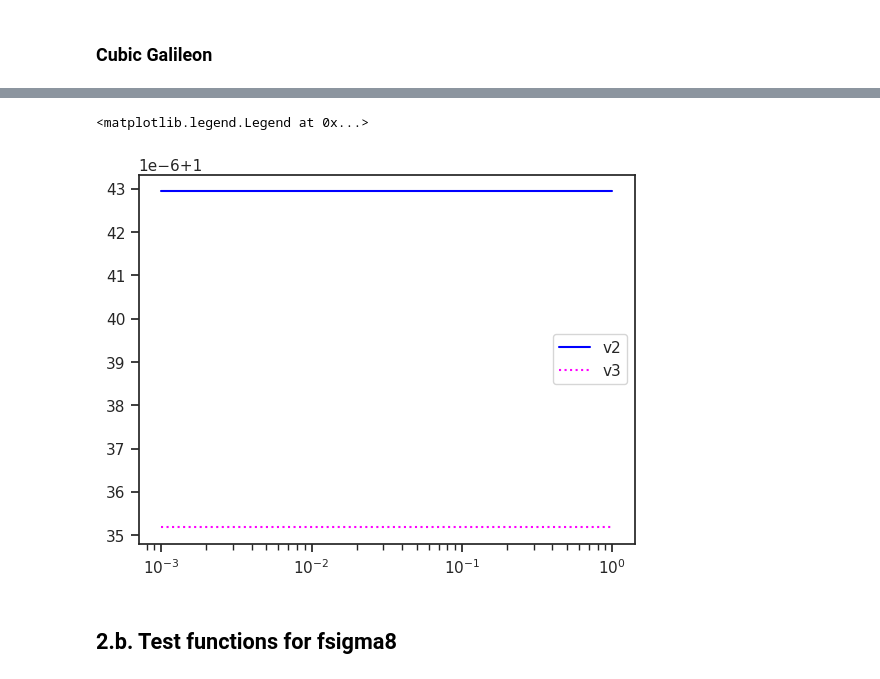
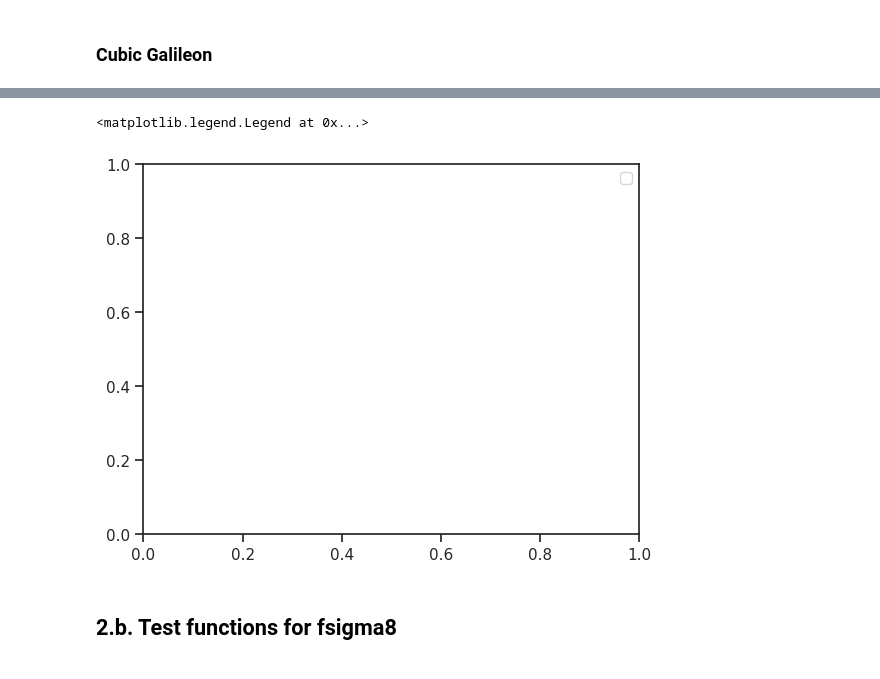
Before and after one commit to CarolaZano/CubicGalileon_Forecasts, a Jupyter notebook: RunMCMC_3x2ptfsigma8-CuGal-Final-ECOSMOG.ipynb, the cells around one changed output, grey strips where cells are left out. Drawn from its saved outputs; the diff is of its cells as text; code cells hidden in the pictures.

```diff
--- a/RunMCMC_3x2ptfsigma8-CuGal-Final-ECOSMOG.ipynb
+++ b/RunMCMC_3x2ptfsigma8-CuGal-Final-ECOSMOG.ipynb
@@ -923,12 +1003,12 @@ NameError: name 'pk_test_lin_v2' is not defined
 # %%
 #plt.semilogx(k_test, pk_test_lin/pk_GR_test_lin, color="orange", label="v1")
-plt.semilogx(k_test, pk_test_lin_v2/pk_GR_test_lin, color="blue", label="v2")
-plt.semilogx(k_test, pk_test_lin_v3/pk_GR_test_lin, color="magenta", label="v3", linestyle="dotted")
+#plt.semilogx(k_test, pk_test_lin_v2/pk_GR_test_lin, color="blue", label="v2")
+#plt.semilogx(k_test, pk_test_lin_v3/pk_GR_test_lin, color="magenta", label="v3", linestyle="dotted")
 #plt.semilogx(k_test,pk_GR_test_lin/pk_GR_test_lin, "k--", alpha=0.6)
 plt.legend()
 # %% [output]
 <matplotlib.legend.Legend at 0x...>
-[figure, old version]
+[figure, new version]
 # %% [markdown]
 ## 2.b. Test functions for fsigma8
 # %%
```
Also changed, not shown: parts of 20 cells of this notebook, 1 other file.
